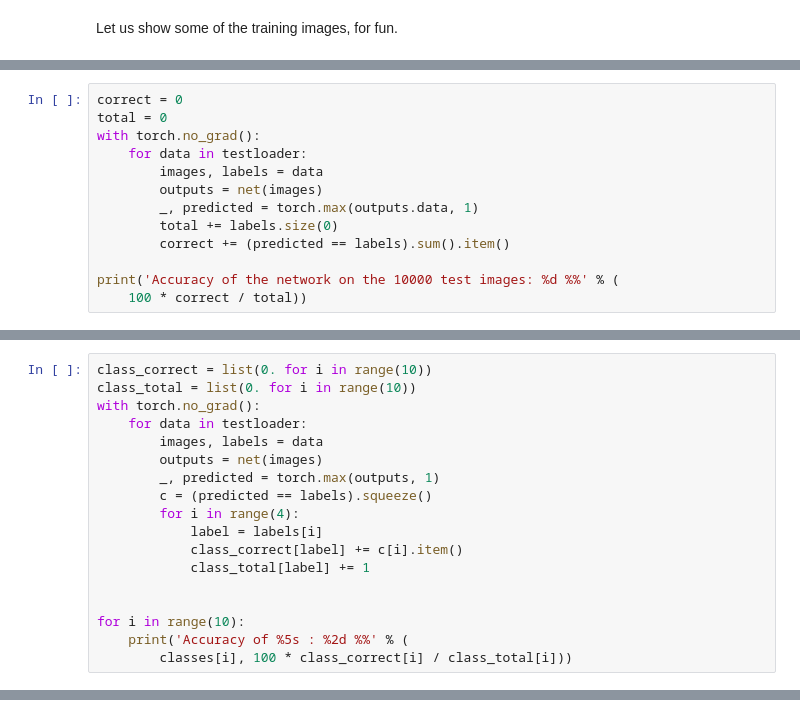
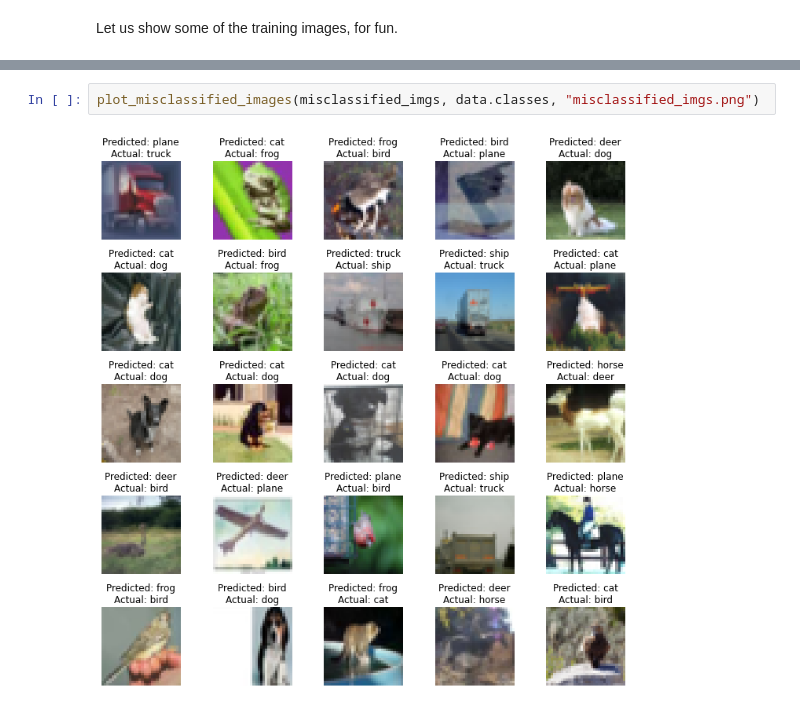
Before and after one commit to ramana16/EVA4, a Jupyter notebook: EVA4S7/S7-T2.ipynb, the cells around one changed output, grey strips where cells are left out. Cells and saved outputs as stored; diff of their text form.

```diff
--- a/EVA4S7/S7-T2.ipynb
+++ b/EVA4S7/S7-T2.ipynb
@@ -243,13 +150,0 @@ Let us look at how the network performs on the whole dataset.
-# %%
-correct = 0
-total = 0
-with torch.no_grad():
-    for data in testloader:
-        images, labels = data
-        outputs = net(images)
-        _, predicted = torch.max(outputs.data, 1)
-        total += labels.size(0)
-        correct += (predicted == labels).sum().item()
-
-print('Accuracy of the network on the 10000 test images: %d %%' % (
-    100 * correct / total))
@@ -265,18 +150,0 @@ not perform well:
-# %%
-class_correct = list(0. for i in range(10))
-class_total = list(0. for i in range(10))
-with torch.no_grad():
-    for data in testloader:
-        images, labels = data
-        outputs = net(images)
-        _, predicted = torch.max(outputs, 1)
-        c = (predicted == labels).squeeze()
-        for i in range(4):
-            label = labels[i]
-            class_correct[label] += c[i].item()
-            class_total[label] += 1
-
-
-for i in range(10):
-    print('Accuracy of %5s : %2d %%' % (
-        classes[i], 100 * class_correct[i] / class_total[i]))
@@ -293,0 +198,4 @@ Accuracy of truck : 60 %
+# %%
+plot_misclassified_images(misclassified_imgs, data.classes, "misclassified_imgs.png")
+# %% [output]
+[figure, added]
```
Also changed, not shown: parts of 26 cells of this notebook.
